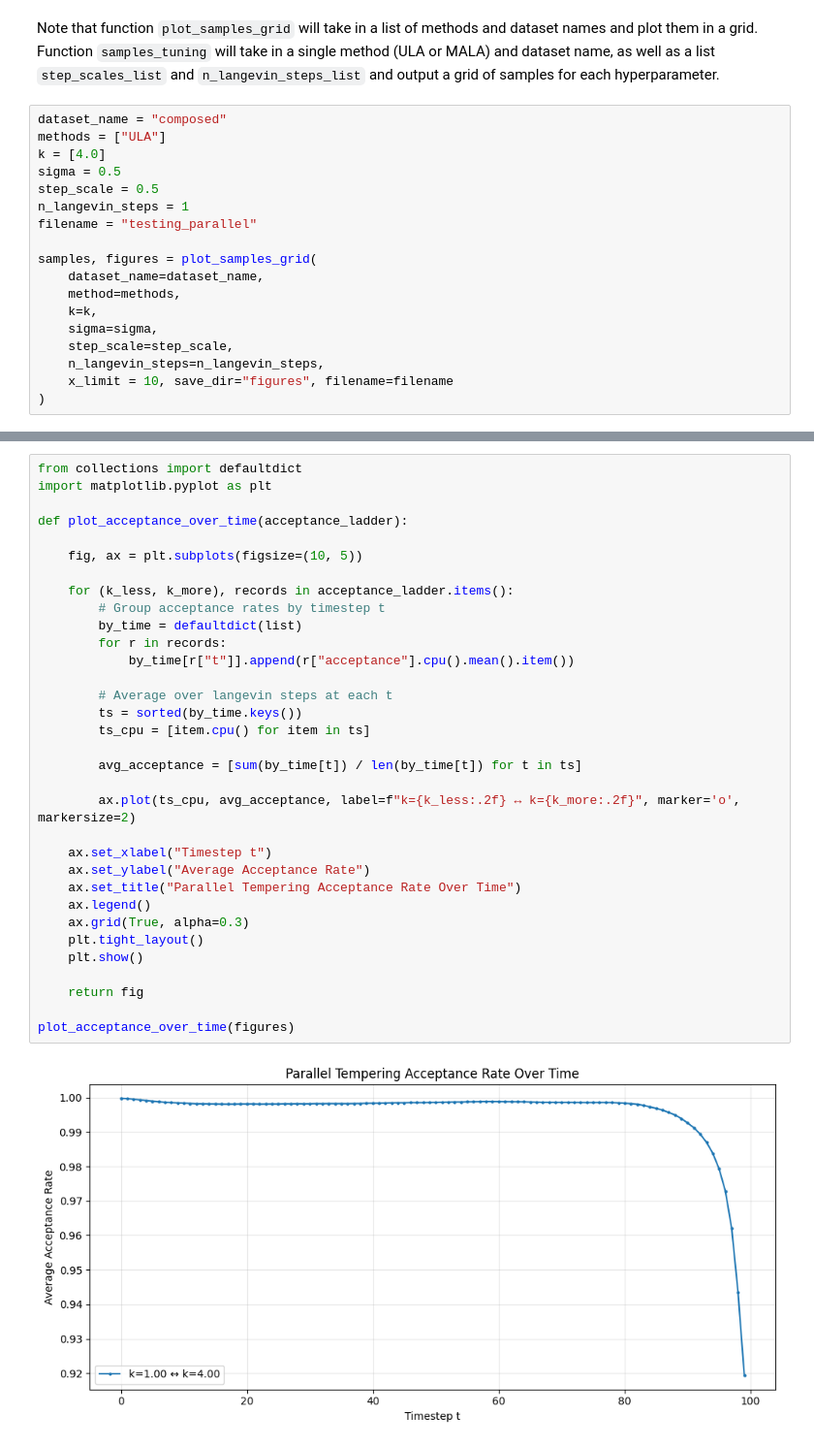
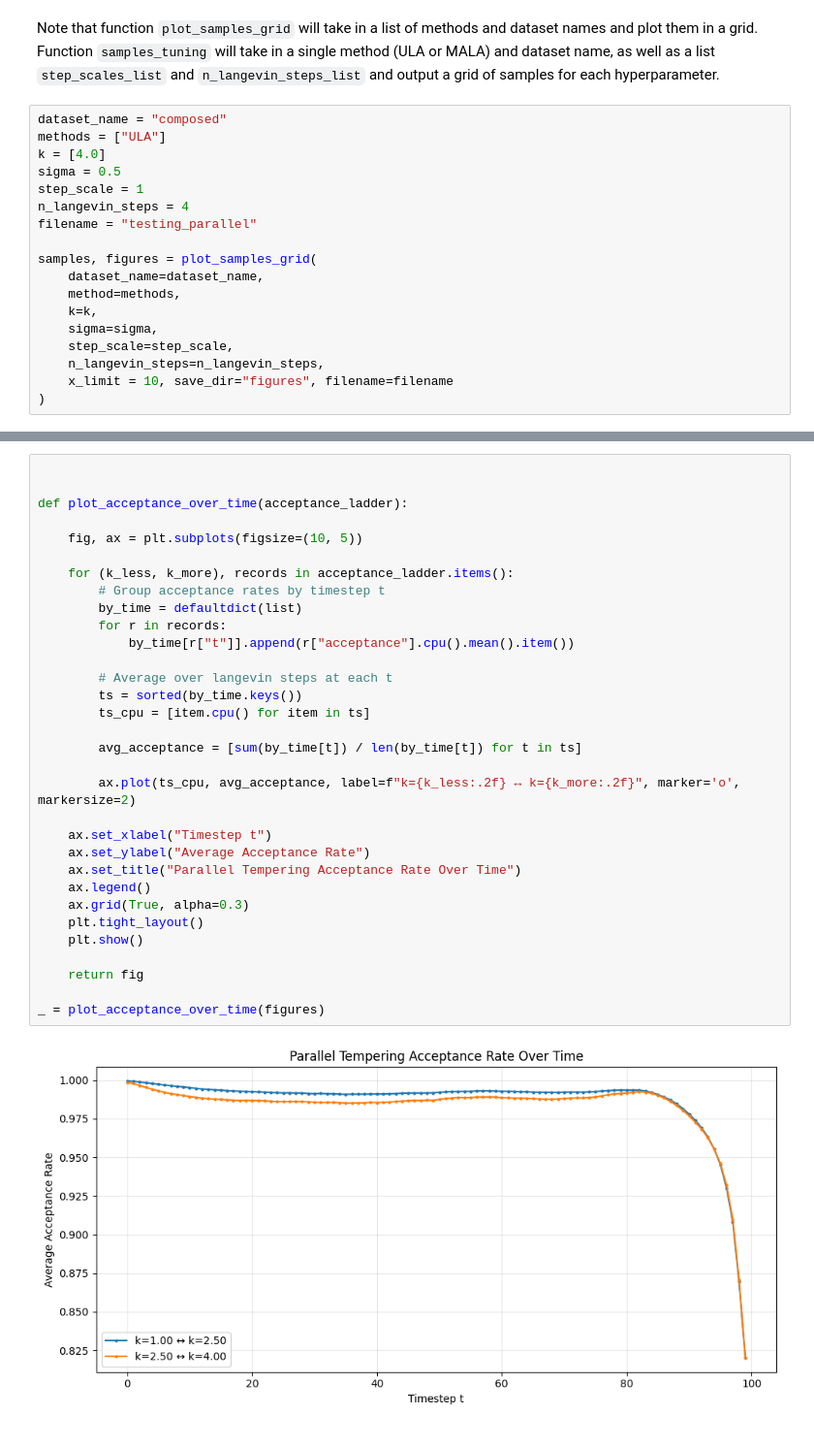
Before and after one commit to oatmeallover/parallel_tempering, a Jupyter notebook: tempered_energy.ipynb, the cells around one changed output, grey strips where cells are left out. Shown at 97% size. Saved outputs shown, nothing was run; the diff lists cells and outputs as text.

```diff
--- a/tempered_energy.ipynb
+++ b/tempered_energy.ipynb
@@ -18,8 +53,8 @@ dataset_name = "composed"
 methods = ["ULA"]
 k = [4.0]
 sigma = 0.5
-step_scale = 0.5
-n_langevin_steps = 1
+step_scale = 1
+n_langevin_steps = 4
 filename = "testing_parallel"
 
 samples, figures = plot_samples_grid(
@@ -53,35 +89,34 @@ From chain k=4.0 and k=1.0 acceptance 0.9997645616531372
 # %%
-from collections import defaultdict
-import matplotlib.pyplot as plt
+
 
 def plot_acceptance_over_time(acceptance_ladder):
 
 	fig, ax = plt.subplots(figsize=(10, 5))
 
 	for (k_less, k_more), records in acceptance_ladder.items():
 		# Group acceptance rates by timestep t
 		by_time = defaultdict(list)
 		for r in records:
 			by_time[r["t"]].append(r["acceptance"].cpu().mean().item())
 
 		# Average over langevin steps at each t
 		ts = sorted(by_time.keys())
 		ts_cpu = [item.cpu() for item in ts]
 
 		avg_acceptance = [sum(by_time[t]) / len(by_time[t]) for t in ts]
 
 		ax.plot(ts_cpu, avg_acceptance, label=f"k={k_less:.2f} ↔ k={k_more:.2f}", marker='o', markersize=2)
 
 	ax.set_xlabel("Timestep t")
 	ax.set_ylabel("Average Acceptance Rate")
 	ax.set_title("Parallel Tempering Acceptance Rate Over Time")
 	ax.legend()
 	ax.grid(True, alpha=0.3)
 	plt.tight_layout()
 	plt.show()
 
 	return fig
 
-plot_acceptance_over_time(figures)
+_ = plot_acceptance_over_time(figures)
 # %% [output]
-[figure, old version]
+[figure, new version]
```
Also changed, not shown: parts of 5 cells of this notebook, 2 other files.
